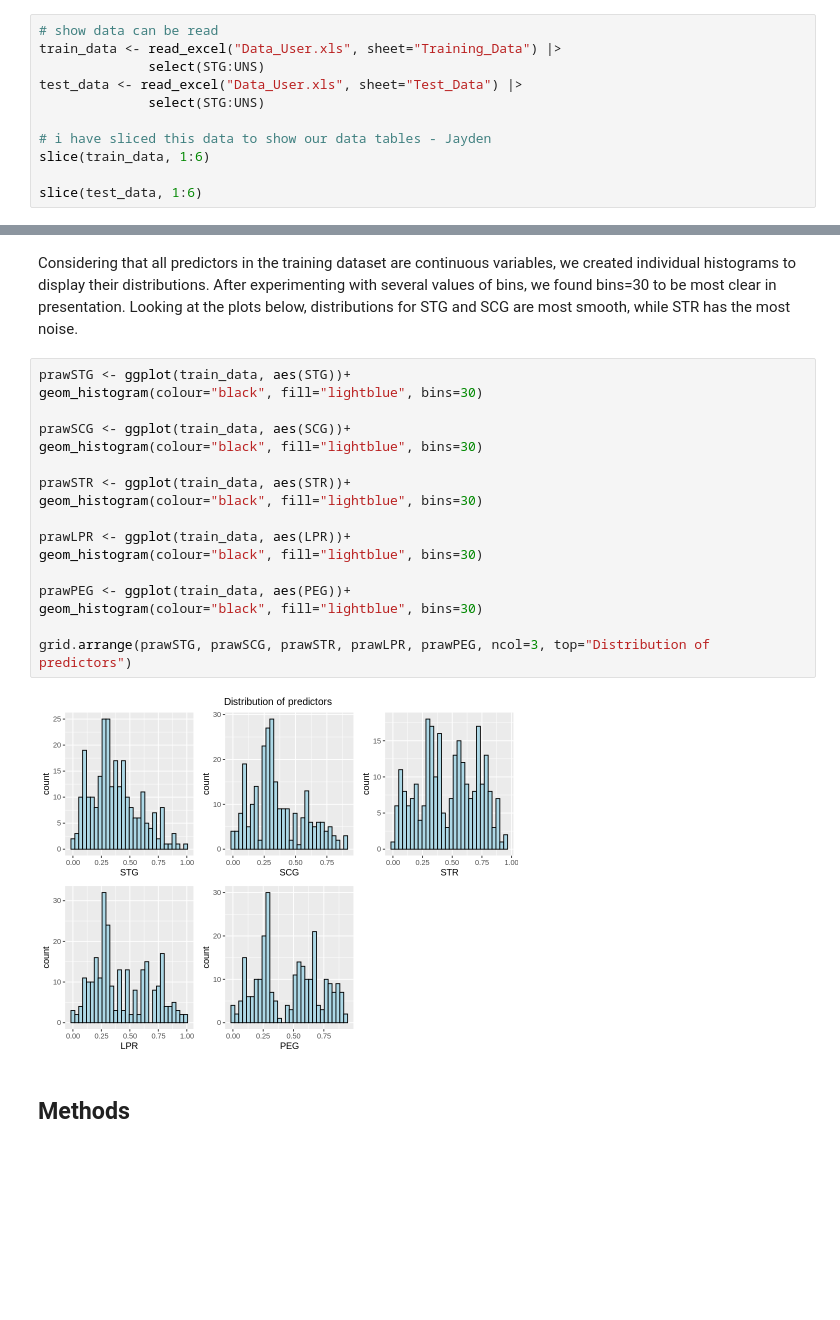
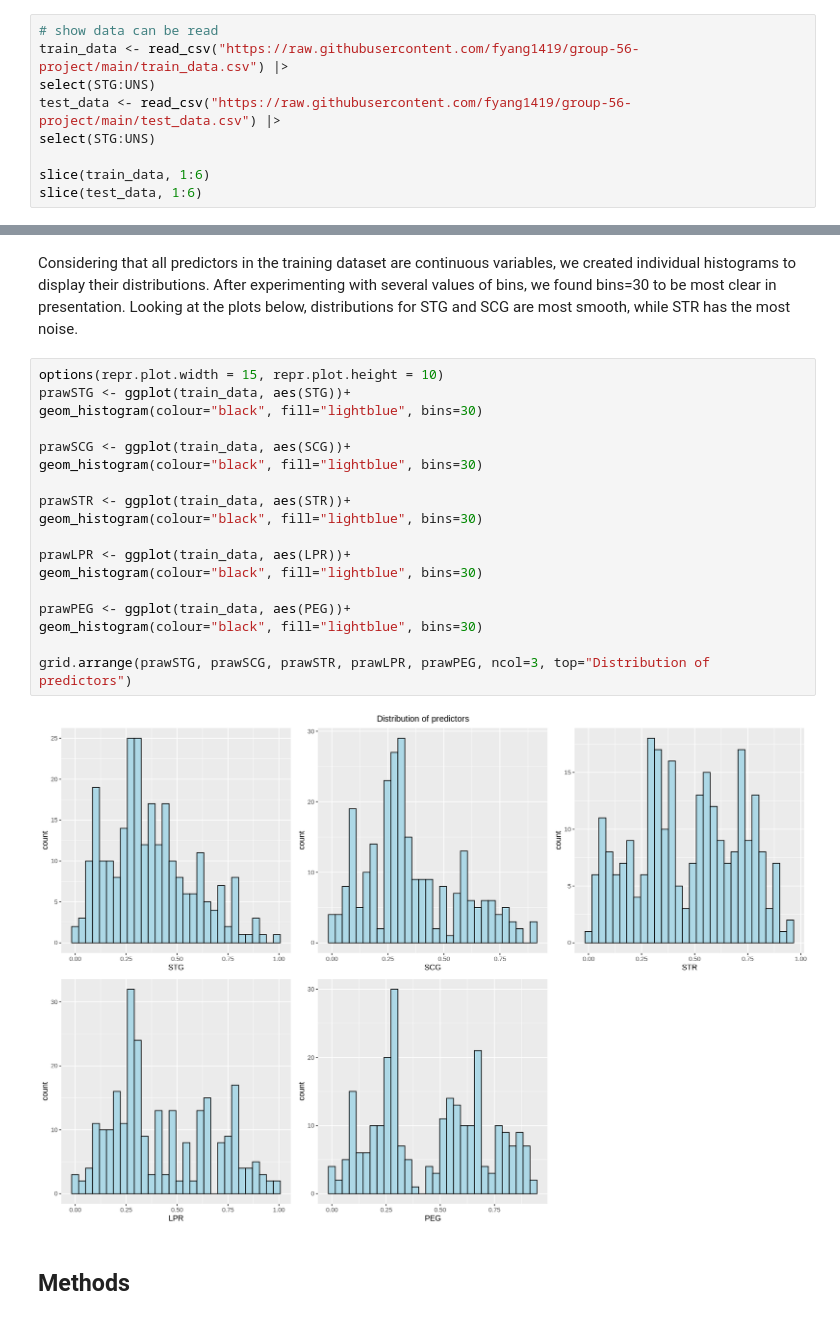
Before and after one commit to fyang1419/Group-56-Project, a Jupyter notebook: Project Proposal.ipynb, the cells around one changed output, grey strips where cells are left out. Drawn from its saved outputs; the diff is of its cells as text; blank space fills up the shorter version.

Commit message:
Edited Intro + read_csv + plot size
Remaining tasks: finish methods + outcome

```diff
--- a/Project Proposal.ipynb
+++ b/Project Proposal.ipynb
@@ -20,13 +25,11 @@ Making 'packages.html' ...
 # %%
 # show data can be read
-train_data <- read_excel("Data_User.xls", sheet="Training_Data") |>
-              select(STG:UNS)
-test_data <- read_excel("Data_User.xls", sheet="Test_Data") |>
-              select(STG:UNS)
+train_data <- read_csv("https://raw.githubusercontent.com/fyang1419/group-56-project/main/train_data.csv") |>
+select(STG:UNS)
+test_data <- read_csv("https://raw.githubusercontent.com/fyang1419/group-56-project/main/test_data.csv") |>
+select(STG:UNS)
 
-# i have sliced this data to show our data tables - Jayden
 slice(train_data, 1:6)
-
 slice(test_data, 1:6)
 # %% [output]
 New names:
@@ -116,24 +128,25 @@ A tibble: 4 × 2
 # %% [markdown]
 Considering that all predictors in the training dataset are continuous variables, we created individual histograms to display their distributions. After experimenting with several values of bins, we found bins=30 to be most clear in presentation. Looking at the plots below, distributions for STG and SCG are most smooth, while STR has the most noise.
 # %%
+options(repr.plot.width = 15, repr.plot.height = 10)
 prawSTG <- ggplot(train_data, aes(STG))+
 geom_histogram(colour="black", fill="lightblue", bins=30)
 
 prawSCG <- ggplot(train_data, aes(SCG))+
 geom_histogram(colour="black", fill="lightblue", bins=30)
 
 prawSTR <- ggplot(train_data, aes(STR))+
 geom_histogram(colour="black", fill="lightblue", bins=30)
 
 prawLPR <- ggplot(train_data, aes(LPR))+
 geom_histogram(colour="black", fill="lightblue", bins=30)
 
 prawPEG <- ggplot(train_data, aes(PEG))+
 geom_histogram(colour="black", fill="lightblue", bins=30)
 
 grid.arrange(prawSTG, prawSCG, prawSTR, prawLPR, prawPEG, ncol=3, top="Distribution of predictors")
 # %% [output]
-[figure, old version]
+[figure, new version]
 # %% [markdown]
 ## Methods
 # %% [markdown]
```
Also changed, not shown: parts of 9 cells of this notebook, 1 other file.
